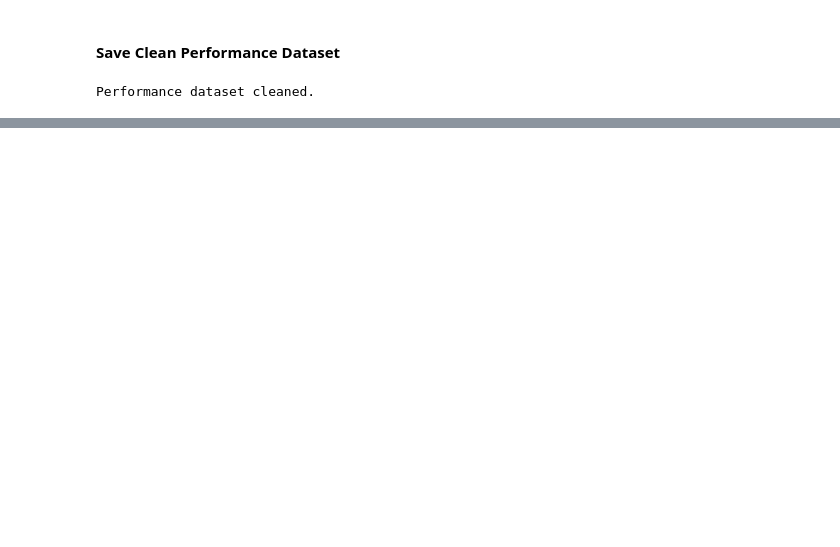
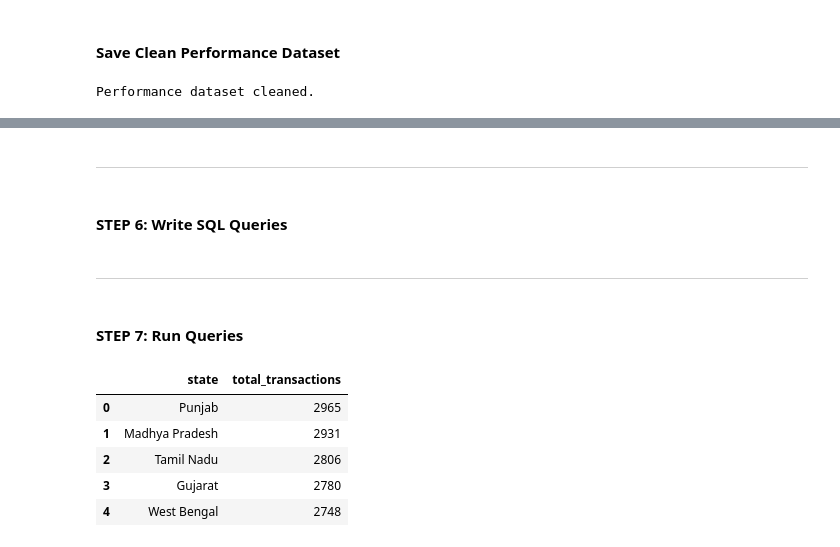
Before and after one commit to Aalokkrsingh/Bluestock-mf-capstone, a Jupyter notebook: notebooks/02_data_cleaning.ipynb, the cells around one changed output, grey strips where cells are left out. Drawn from its saved outputs; the diff is of its cells as text; code cells hidden in the pictures; blank space fills up the shorter version.

```diff
--- a/notebooks/02_data_cleaning.ipynb
+++ b/notebooks/02_data_cleaning.ipynb
@@ -373,0 +533,12 @@ Performance dataset cleaned.
+# %%
+conn = sqlite3.connect("../data/db/bluestock_mf.db")
+
+query = """
+SELECT name
+FROM sqlite_master
+WHERE type='table';
+"""
+
+tables = pd.read_sql(query, conn)
+
+tables
@@ -373,0 +551,28 @@ Performance dataset cleaned.
+# %% [markdown]
+-------
+# %% [markdown]
+#### **STEP 6: Write SQL Queries**
+# %% [markdown]
+------
+# %% [markdown]
+#### **STEP 7: Run Queries**
+# %%
+query = """
+SELECT
+    state,
+    COUNT(*) AS total_transactions
+FROM fact_transactions
+GROUP BY state
+ORDER BY total_transactions DESC;
+"""
+
+result = pd.read_sql(query, conn)
+
+result.head()
+# %% [output]
+|  | state | total_transactions |
+| 0 | Punjab | 2965 |
+| 1 | Madhya Pradesh | 2931 |
+| 2 | Tamil Nadu | 2806 |
+| 3 | Gujarat | 2780 |
+| 4 | West Bengal | 2748 |
```
Also changed, not shown: parts of 64 cells of this notebook, 4 other files.
